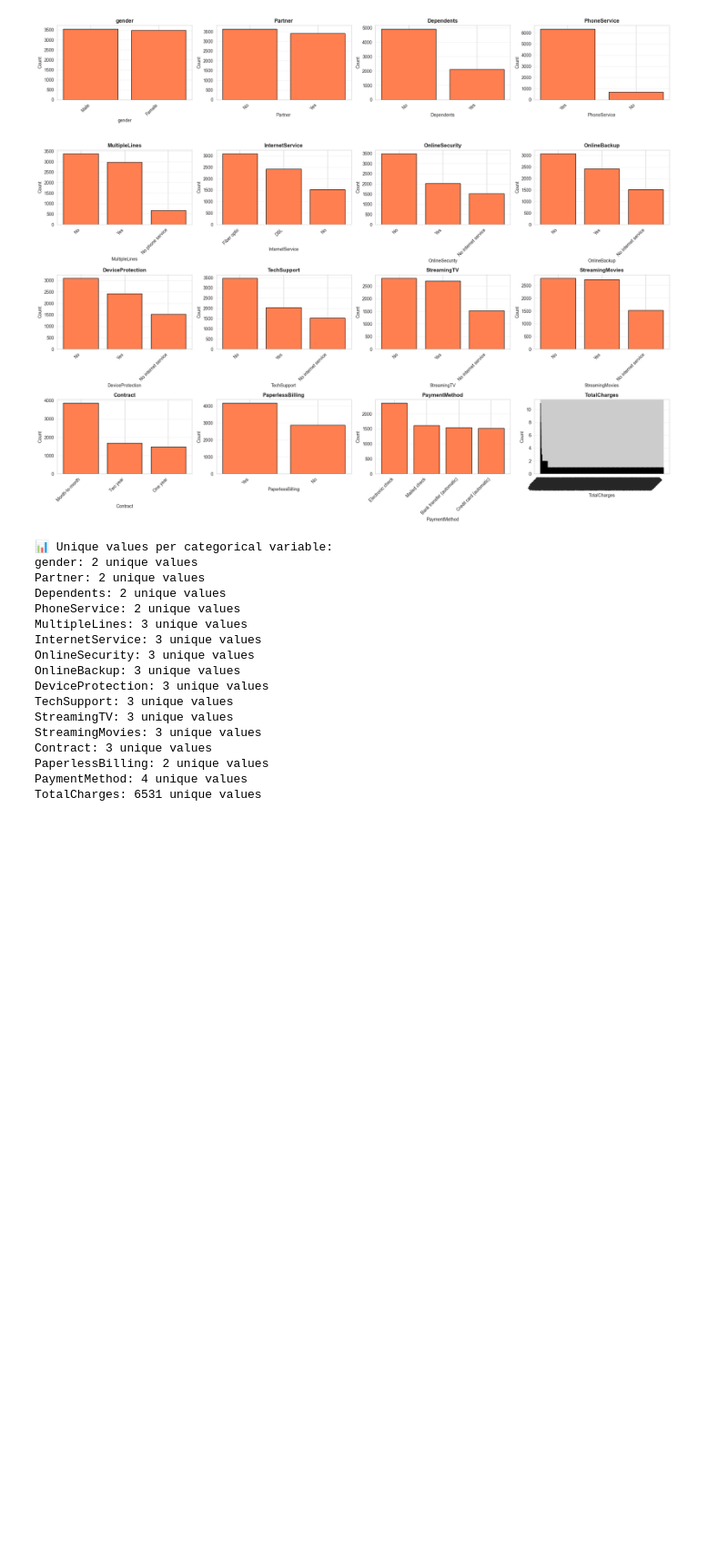
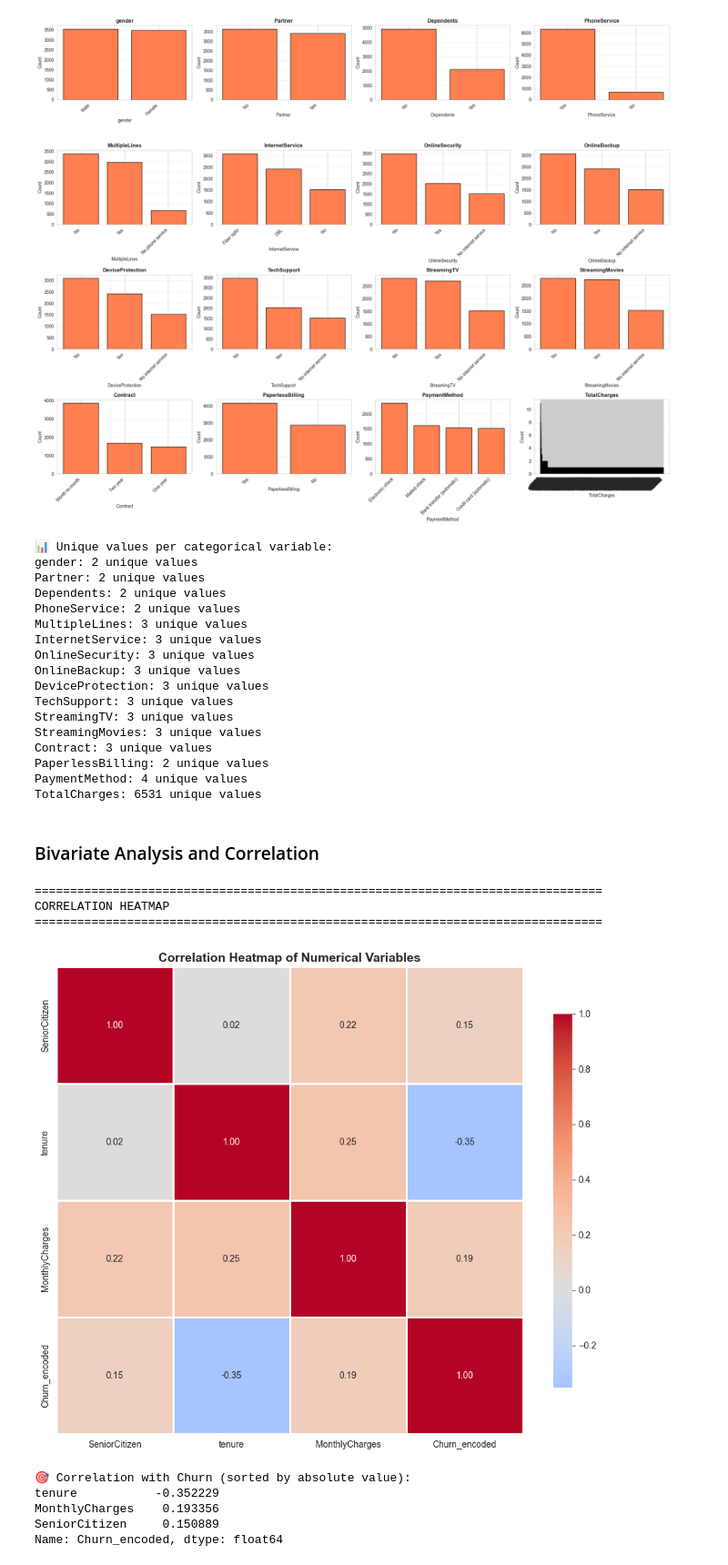
Before and after one commit to mahbodkhaleti/ML_Project, a Jupyter notebook: project.ipynb, the cells around one changed output. Shown at 91% size. Saved outputs shown, nothing was run; the diff lists cells and outputs as text; code cells hidden in the pictures; blank space fills up the shorter version.

```diff
--- a/project.ipynb
+++ b/project.ipynb
@@ -313,3 +313,41 @@ Contract: 3 unique values
 PaperlessBilling: 2 unique values
 PaymentMethod: 4 unique values
 TotalCharges: 6531 unique values
+# %% [markdown]
+### Bivariate Analysis and Correlation
+# %%
+# Correlation Heatmap for Numerical Variables
+print("="*80)
+print("CORRELATION HEATMAP")
+print("="*80)
+
+# Create a copy and encode Churn for correlation
+df_corr = df.copy()
+df_corr['Churn_encoded'] = df_corr['Churn'].map({'Yes': 1, 'No': 0})
+
+# Select numerical columns including encoded target
+corr_cols = numerical_cols + ['Churn_encoded']
+correlation_matrix = df_corr[corr_cols].corr()
+
+# Plot heatmap
+plt.figure(figsize=(10, 8))
+sns.heatmap(correlation_matrix, annot=True, fmt='.2f', cmap='coolwarm',
+            center=0, square=True, linewidths=1, cbar_kws={"shrink": 0.8})
+plt.title('Correlation Heatmap of Numerical Variables', fontsize=14, fontweight='bold')
+plt.tight_layout()
+plt.show()
+
+# Display correlations with target
+print("\n🎯 Correlation with Churn (sorted by absolute value):")
+churn_corr = correlation_matrix['Churn_encoded'].drop('Churn_encoded').sort_values(key=abs, ascending=False)
+print(churn_corr)
+# %% [output]
+================================================================================
+CORRELATION HEATMAP
+================================================================================
+[figure, added]
+🎯 Correlation with Churn (sorted by absolute value):
+tenure           -0.352229
+MonthlyCharges    0.193356
+SeniorCitizen     0.150889
+Name: Churn_encoded, dtype: float64
```
Also changed, not shown: parts of 1 cell of this notebook.
